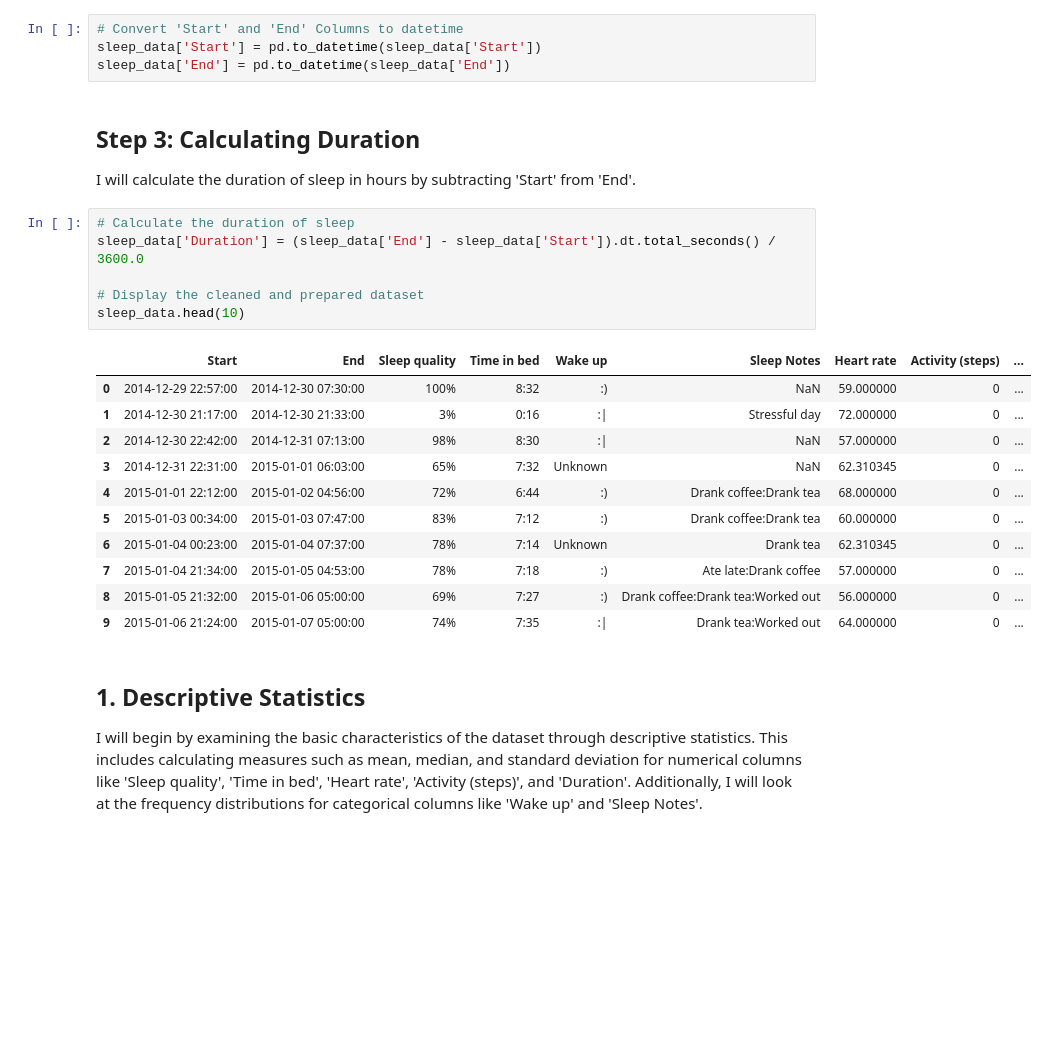
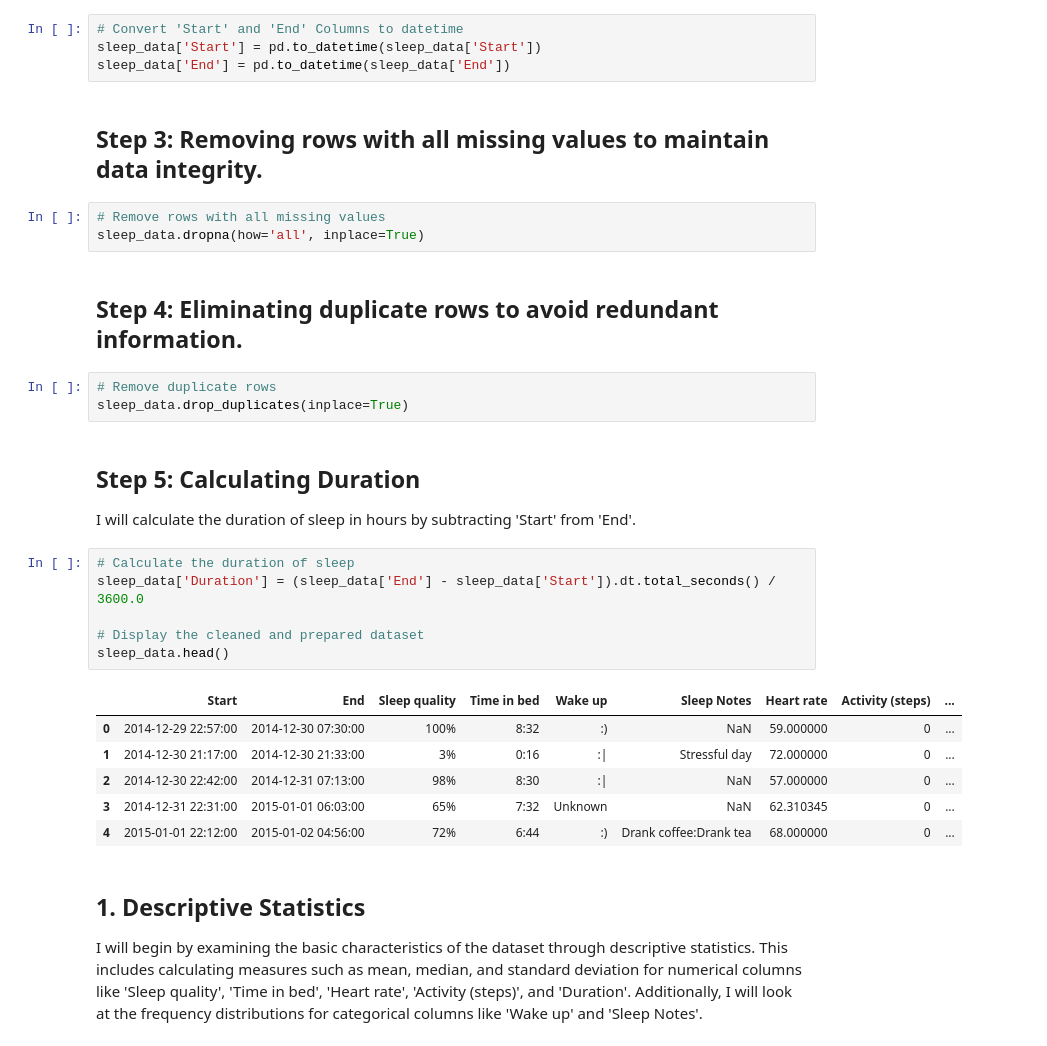
Before and after one commit to SylviaNyamwathi/Sleepdata-Data-Analysis, a Jupyter notebook: Sleepdata Data Analysis.ipynb, the cells around one changed output. Saved outputs shown, nothing was run; the diff lists cells and outputs as text; blank space fills up the shorter version.

```diff
--- a/Sleepdata Data Analysis.ipynb
+++ b/Sleepdata Data Analysis.ipynb
@@ -41,28 +38,33 @@ I will convert the 'Start' and 'End' columns to datetime format.
 # Convert 'Start' and 'End' Columns to datetime
 sleep_data['Start'] = pd.to_datetime(sleep_data['Start'])
 sleep_data['End'] = pd.to_datetime(sleep_data['End'])
+# %% [markdown]
+##  Step 3: Removing rows with all missing values to maintain data integrity.
+# %%
+# Remove rows with all missing values
+sleep_data.dropna(how='all', inplace=True)
+# %% [markdown]
+## Step 4: Eliminating duplicate rows to avoid redundant information.
+# %%
+# Remove duplicate rows
+sleep_data.drop_duplicates(inplace=True)
 # %% [markdown]
-## Step 3: Calculating Duration
+## Step 5: Calculating Duration
 
 I will calculate the duration of sleep in hours by subtracting 'Start' from 'End'.
 # %%
 # Calculate the duration of sleep
 sleep_data['Duration'] = (sleep_data['End'] - sleep_data['Start']).dt.total_seconds() / 3600.0
 
 # Display the cleaned and prepared dataset
-sleep_data.head(10)
+sleep_data.head()
 # %% [output]
 |  | Start | End | Sleep quality | Time in bed | Wake up | Sleep Notes | Heart rate | Activity (steps) | ... |
 | 0 | 2014-12-29 22:57:00 | 2014-12-30 07:30:00 | 100% | 8:32 | :) | NaN | 59.000000 | 0 | ... |
 | 1 | 2014-12-30 21:17:00 | 2014-12-30 21:33:00 | 3% | 0:16 | :| | Stressful day | 72.000000 | 0 | ... |
 | 2 | 2014-12-30 22:42:00 | 2014-12-31 07:13:00 | 98% | 8:30 | :| | NaN | 57.000000 | 0 | ... |
 | 3 | 2014-12-31 22:31:00 | 2015-01-01 06:03:00 | 65% | 7:32 | Unknown | NaN | 62.310345 | 0 | ... |
 | 4 | 2015-01-01 22:12:00 | 2015-01-02 04:56:00 | 72% | 6:44 | :) | Drank coffee:Drank tea | 68.000000 | 0 | ... |
-| 5 | 2015-01-03 00:34:00 | 2015-01-03 07:47:00 | 83% | 7:12 | :) | Drank coffee:Drank tea | 60.000000 | 0 | ... |
-| 6 | 2015-01-04 00:23:00 | 2015-01-04 07:37:00 | 78% | 7:14 | Unknown | Drank tea | 62.310345 | 0 | ... |
-| 7 | 2015-01-04 21:34:00 | 2015-01-05 04:53:00 | 78% | 7:18 | :) | Ate late:Drank coffee | 57.000000 | 0 | ... |
-| 8 | 2015-01-05 21:32:00 | 2015-01-06 05:00:00 | 69% | 7:27 | :) | Drank coffee:Drank tea:Worked out | 56.000000 | 0 | ... |
-| 9 | 2015-01-06 21:24:00 | 2015-01-07 05:00:00 | 74% | 7:35 | :| | Drank tea:Worked out | 64.000000 | 0 | ... |
 # %% [markdown]
 ## 1. Descriptive Statistics
 
```
Also changed, not shown: parts of 17 cells of this notebook.
